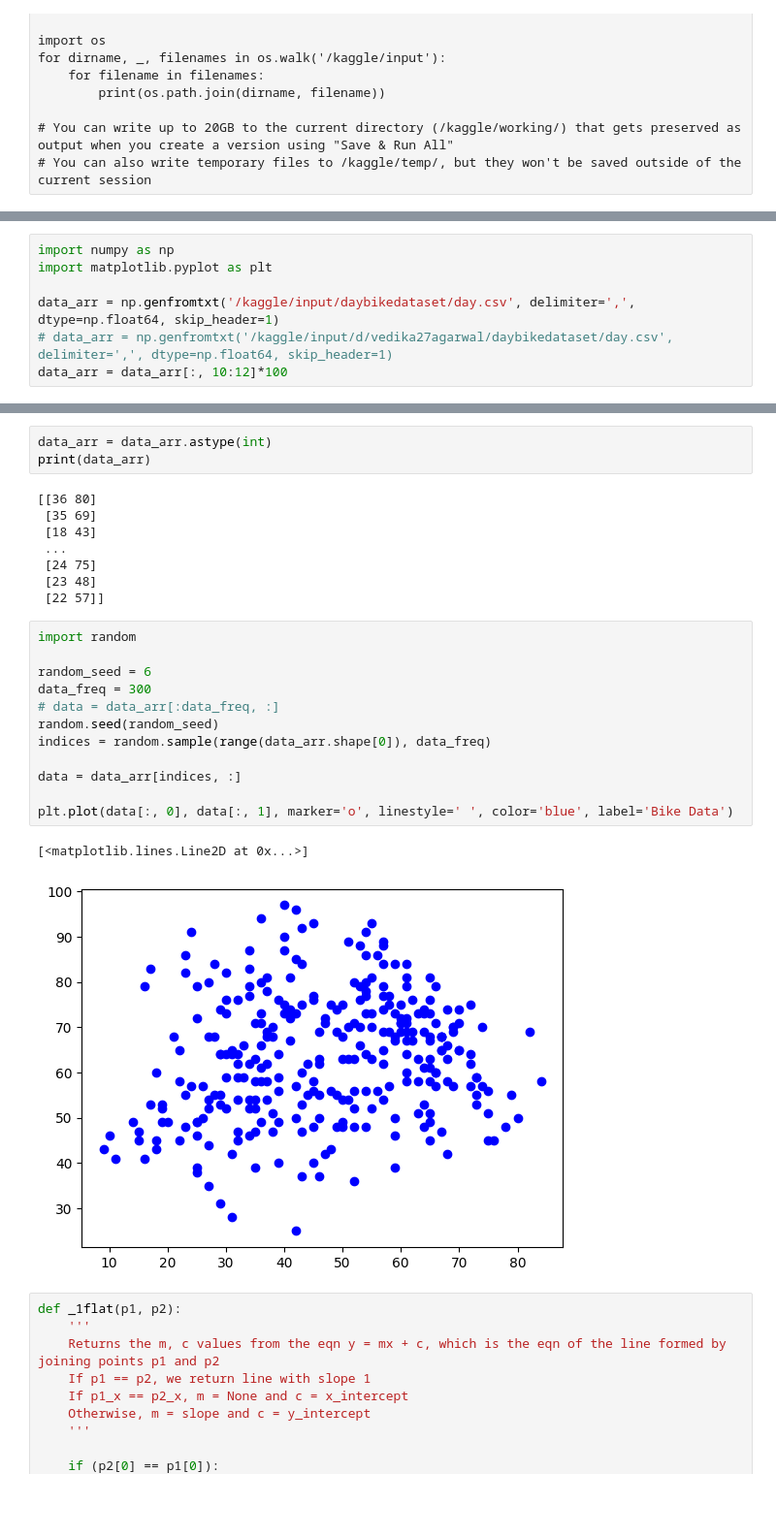
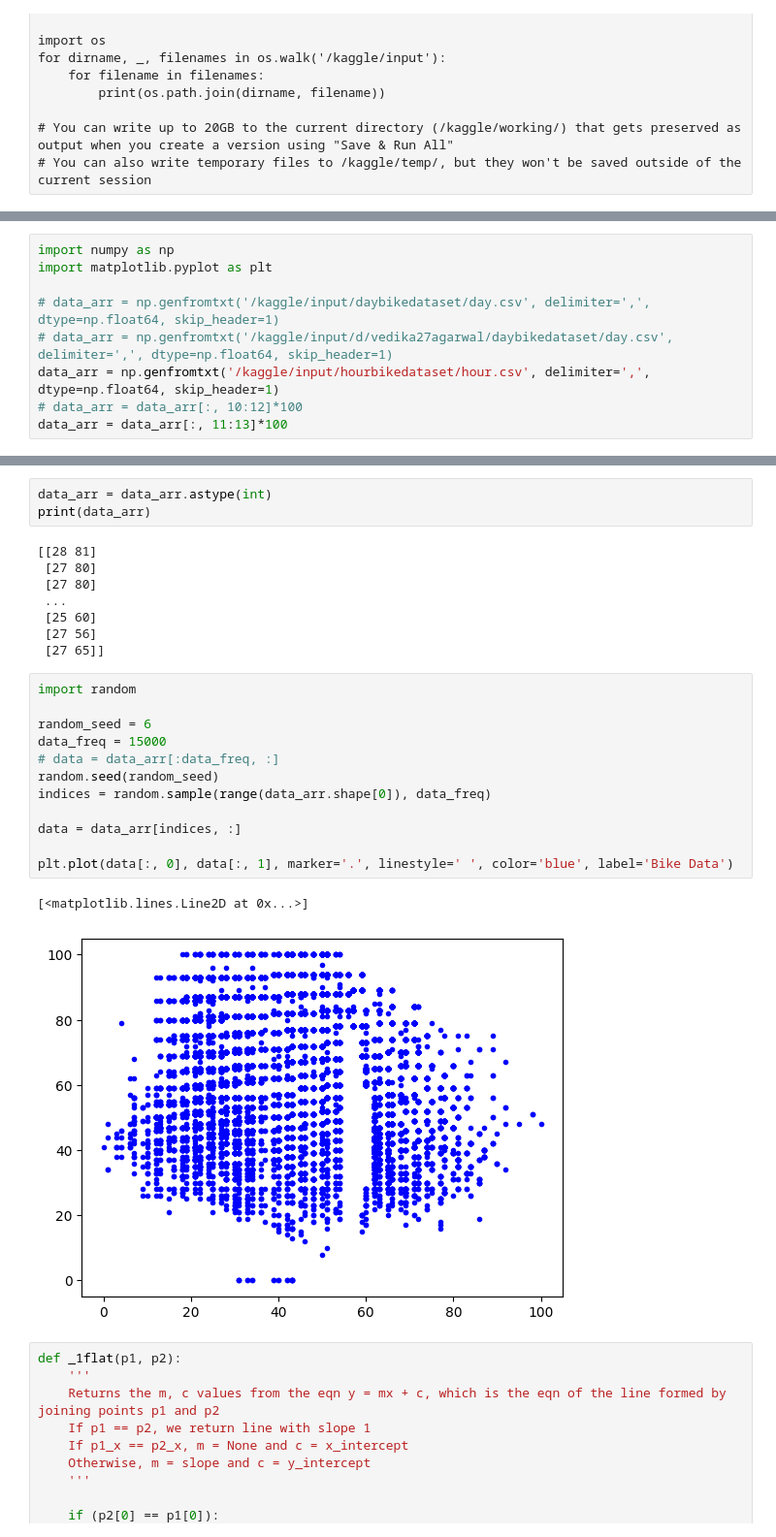
Before and after one commit to VarinKala26/CoresetsForProjectiveClustering, a Jupyter notebook: v1_coresetsforprojectiveclustering.ipynb, the cells around one changed output, grey strips where cells are left out. Shown: that part at 97% size. Drawn from its saved outputs; the diff is of its cells as text; blank space fills up the shorter version.

```diff
--- a/v1_coresetsforprojectiveclustering.ipynb
+++ b/v1_coresetsforprojectiveclustering.ipynb
@@ -45,9 +47,11 @@ data_r = file.readlines()
 import numpy as np
 import matplotlib.pyplot as plt
 
-data_arr = np.genfromtxt('/kaggle/input/daybikedataset/day.csv', delimiter=',', dtype=np.float64, skip_header=1)
+# data_arr = np.genfromtxt('/kaggle/input/daybikedataset/day.csv', delimiter=',', dtype=np.float64, skip_header=1)
 # data_arr = np.genfromtxt('/kaggle/input/d/vedika27agarwal/daybikedataset/day.csv', delimiter=',', dtype=np.float64, skip_header=1)
-data_arr = data_arr[:, 10:12]*100
+data_arr = np.genfromtxt('/kaggle/input/hourbikedataset/hour.csv', delimiter=',', dtype=np.float64, skip_header=1)
+# data_arr = data_arr[:, 10:12]*100
+data_arr = data_arr[:, 11:13]*100
 # %%
 print(data_arr.shape)
 # %% [output]
@@ -66,28 +70,28 @@ print(data_arr)
 data_arr = data_arr.astype(int)
 print(data_arr)
 # %% [output]
-[[36 80]
- [35 69]
- [18 43]
+[[28 81]
+ [27 80]
+ [27 80]
  ...
- [24 75]
- [23 48]
- [22 57]]
+ [25 60]
+ [27 56]
+ [27 65]]
 # %%
 import random
 
 random_seed = 6
-data_freq = 300
+data_freq = 15000
 # data = data_arr[:data_freq, :]
 random.seed(random_seed)
 indices = random.sample(range(data_arr.shape[0]), data_freq)
 
 data = data_arr[indices, :]
 
-plt.plot(data[:, 0], data[:, 1], marker='o', linestyle=' ', color='blue', label='Bike Data')
+plt.plot(data[:, 0], data[:, 1], marker='.', linestyle=' ', color='blue', label='Bike Data')
 # %% [output]
 [<matplotlib.lines.Line2D at 0x...>]
-[figure, old version]
+[figure, new version]
 # %%
 def _1flat(p1, p2):
     '''
```
Also changed, not shown: parts of 19 cells of this notebook.
